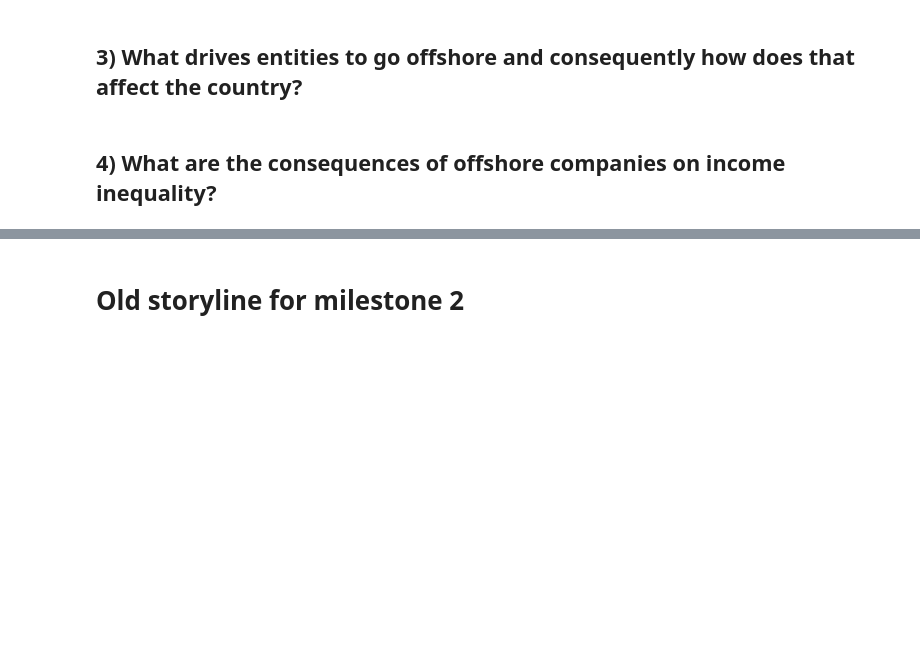
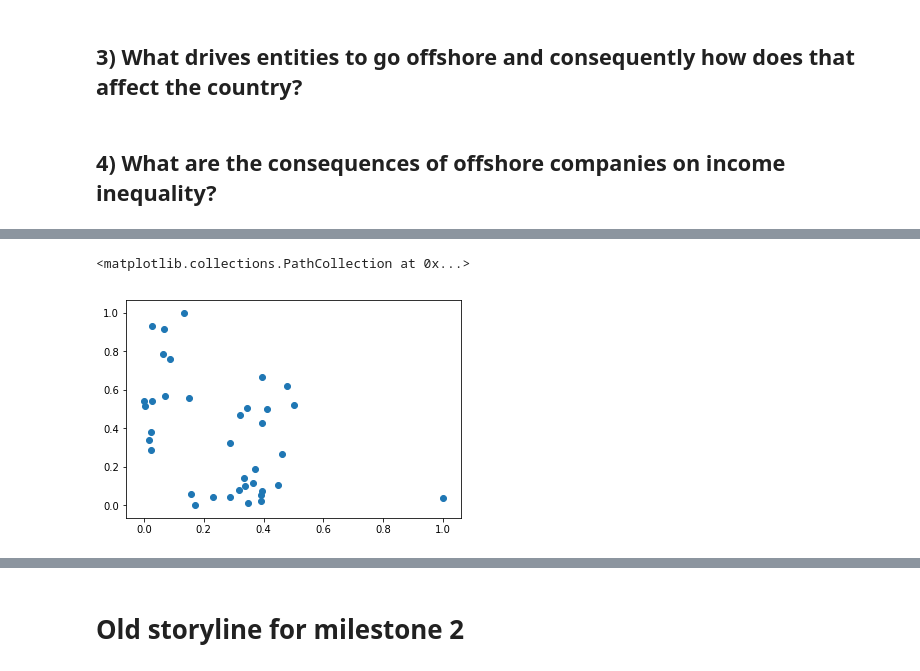
Before and after one commit to eddieshengyuwang/project_ada_akbar, a Jupyter notebook: main.ipynb, the cells around one changed output, grey strips where cells are left out. Saved outputs shown, nothing was run; the diff lists cells and outputs as text; code cells hidden in the pictures; blank space fills up the shorter version.

```diff
--- a/main.ipynb
+++ b/main.ipynb
@@ -418,0 +480,5 @@ Eventually it is important to mention that a number of countries had different s
+# %%
+plt.scatter(df_plot['Gini coefficient'], df_plot['Panama papers count'])
+# %% [output]
+<matplotlib.collections.PathCollection at 0x...>
+[figure, added]
```
Also changed, not shown: parts of 38 cells of this notebook, 2 other files.
